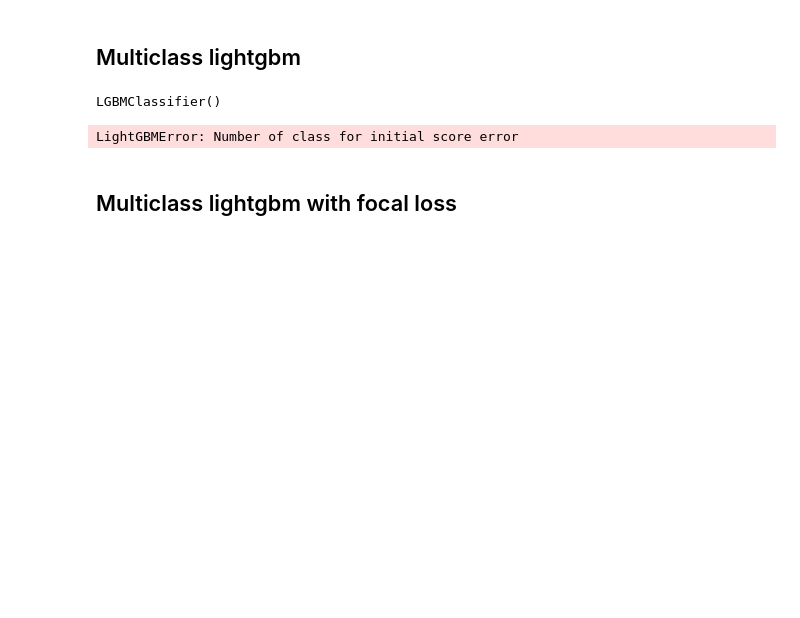
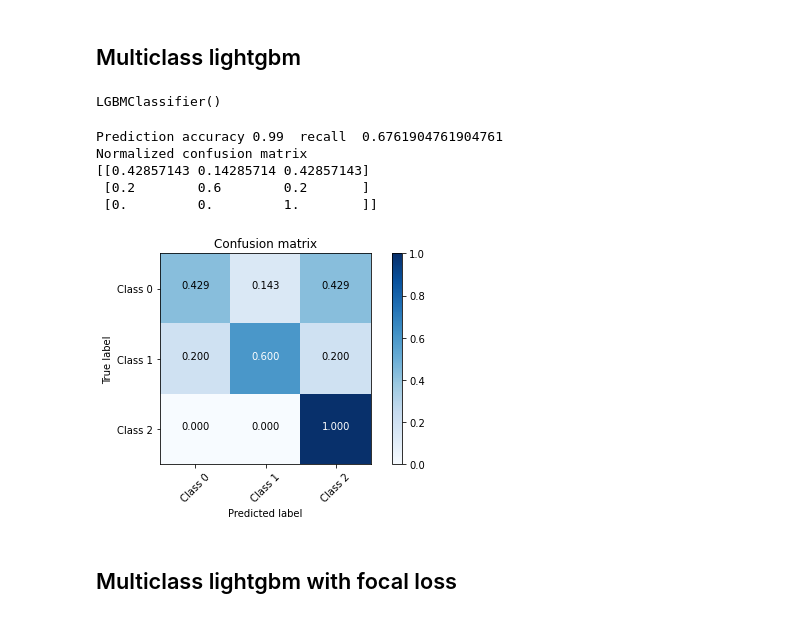
Before and after one commit to lucacarniato/multi-class-lightgbm-with-focal-loss, a Jupyter notebook: ComparingLightGBMClassifiers.ipynb, the cells around one changed output. Drawn from its saved outputs; the diff is of its cells as text; code cells hidden in the pictures; blank space fills up the shorter version.

```diff
--- a/ComparingLightGBMClassifiers.ipynb
+++ b/ComparingLightGBMClassifiers.ipynb
@@ -72,18 +72,22 @@ clf.fit(X_train, y_train, verbose=0)
 LGBMClassifier()
 # %%
 clf = lgb.LGBMClassifier()
-init_score=np.full_like(y_train, 0.0, dtype=float)
-clf.fit(X_train, y_train,init_score=init_score)
+clf.fit(X_train, y_train)
 
 y_test_pred = clf.predict(X_test)
 pred_accuracy_score = accuracy_score(y_test, y_test_pred)
 pred_recall_score = recall_score(y_test, y_test_pred, average='macro')
 print('Prediction accuracy', pred_accuracy_score,' recall ', pred_recall_score)
 
 cnf_matrix = confusion_matrix(y_test, y_test_pred, labels=labeles)
 plot_confusion_matrix(cnf_matrix, classes=classes,normalize=True,  title='Confusion matrix')
 # %% [output]
-LightGBMError: Number of class for initial score error
+Prediction accuracy 0.99  recall  0.6761904761904761
+Normalized confusion matrix
+[[0.42857143 0.14285714 0.42857143]
+ [0.2        0.6        0.2       ]
+ [0.         0.         1.        ]]
+[figure, added]
 # %% [markdown]
 ## Multiclass lightgbm with focal loss
 # %%
```
Also changed, not shown: parts of 9 cells of this notebook, 3 other files.
